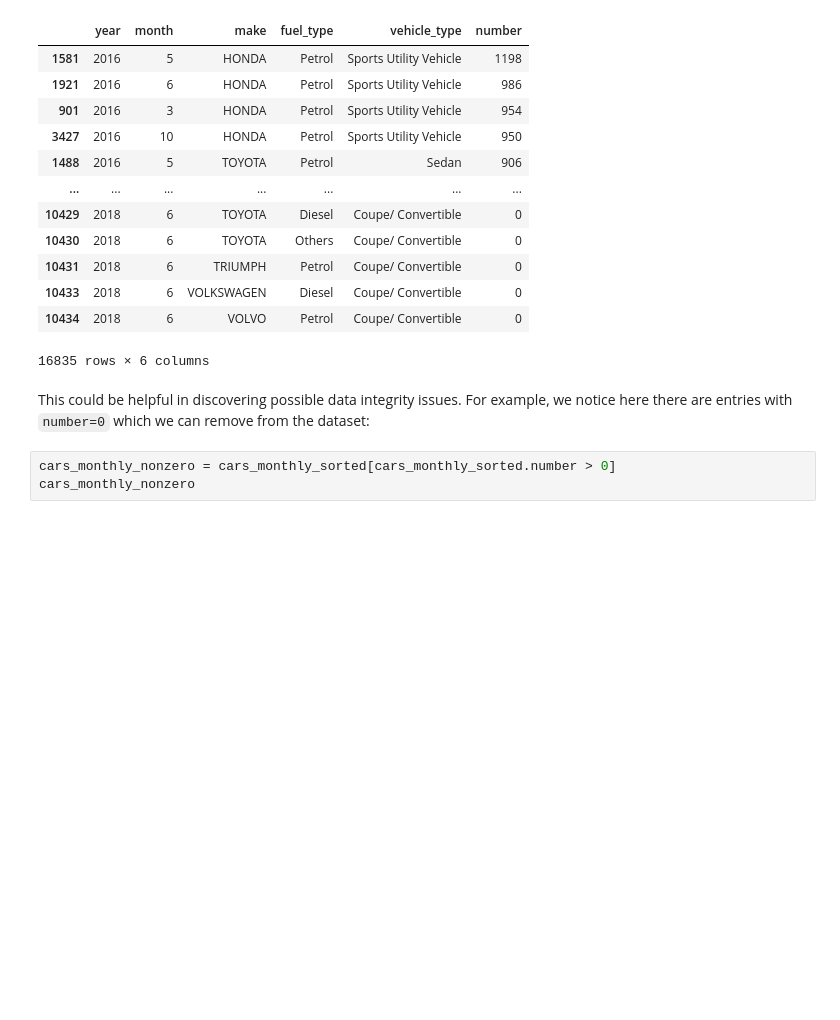
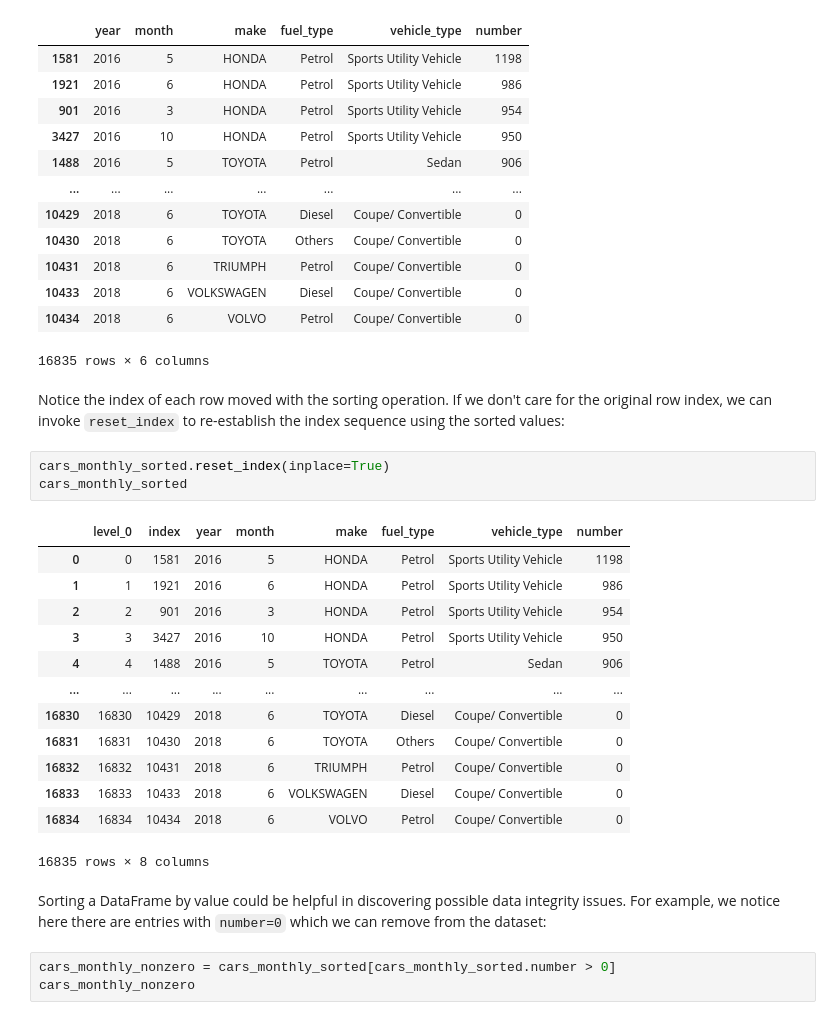
Before and after one commit to worldbank/dec-python-course, a Jupyter notebook: 1-foundations/3-numpy-and-pandas/foundations-s3.ipynb, the cells around one changed output. Saved outputs shown, nothing was run; the diff lists cells and outputs as text; blank space fills up the shorter version.

Commit message:
Explain pivot_table index and add reset_index after sort_values

```diff
--- a/1-foundations/3-numpy-and-pandas/foundations-s3.ipynb
+++ b/1-foundations/3-numpy-and-pandas/foundations-s3.ipynb
@@ -1240,8 +1228,27 @@ cars_monthly_sorted
 | 10433 | 2018 | 6 | VOLKSWAGEN | Diesel | Coupe/ Convertible | 0 |
 | 10434 | 2018 | 6 | VOLVO | Petrol | Coupe/ Convertible | 0 |
 16835 rows × 6 columns
+# %% [markdown]
+Notice the index of each row moved with the sorting operation. If we don't care for the original row index, we can invoke `reset_index` to re-establish the index sequence using the sorted values:
+# %%
+cars_monthly_sorted.reset_index(inplace=True)
+cars_monthly_sorted
+# %% [output]
+|  | level_0 | index | year | month | make | fuel_type | vehicle_type | number |
+| 0 | 0 | 1581 | 2016 | 5 | HONDA | Petrol | Sports Utility Vehicle | 1198 |
+| 1 | 1 | 1921 | 2016 | 6 | HONDA | Petrol | Sports Utility Vehicle | 986 |
+| 2 | 2 | 901 | 2016 | 3 | HONDA | Petrol | Sports Utility Vehicle | 954 |
+| 3 | 3 | 3427 | 2016 | 10 | HONDA | Petrol | Sports Utility Vehicle | 950 |
+| 4 | 4 | 1488 | 2016 | 5 | TOYOTA | Petrol | Sedan | 906 |
+| ... | ... | ... | ... | ... | ... | ... | ... | ... |
+| 16830 | 16830 | 10429 | 2018 | 6 | TOYOTA | Diesel | Coupe/ Convertible | 0 |
+| 16831 | 16831 | 10430 | 2018 | 6 | TOYOTA | Others | Coupe/ Convertible | 0 |
+| 16832 | 16832 | 10431 | 2018 | 6 | TRIUMPH | Petrol | Coupe/ Convertible | 0 |
+| 16833 | 16833 | 10433 | 2018 | 6 | VOLKSWAGEN | Diesel | Coupe/ Convertible | 0 |
+| 16834 | 16834 | 10434 | 2018 | 6 | VOLVO | Petrol | Coupe/ Convertible | 0 |
+16835 rows × 8 columns
 # %% [markdown]
-This could be helpful in discovering possible data integrity issues. For example, we notice here there are entries with `number=0` which we can remove from the dataset:
+Sorting a DataFrame by value could be helpful in discovering possible data integrity issues. For example, we notice here there are entries with `number=0` which we can remove from the dataset:
 # %%
 cars_monthly_nonzero = cars_monthly_sorted[cars_monthly_sorted.number > 0]
 cars_monthly_nonzero
```
Also changed, not shown: parts of 4 cells of this notebook.
